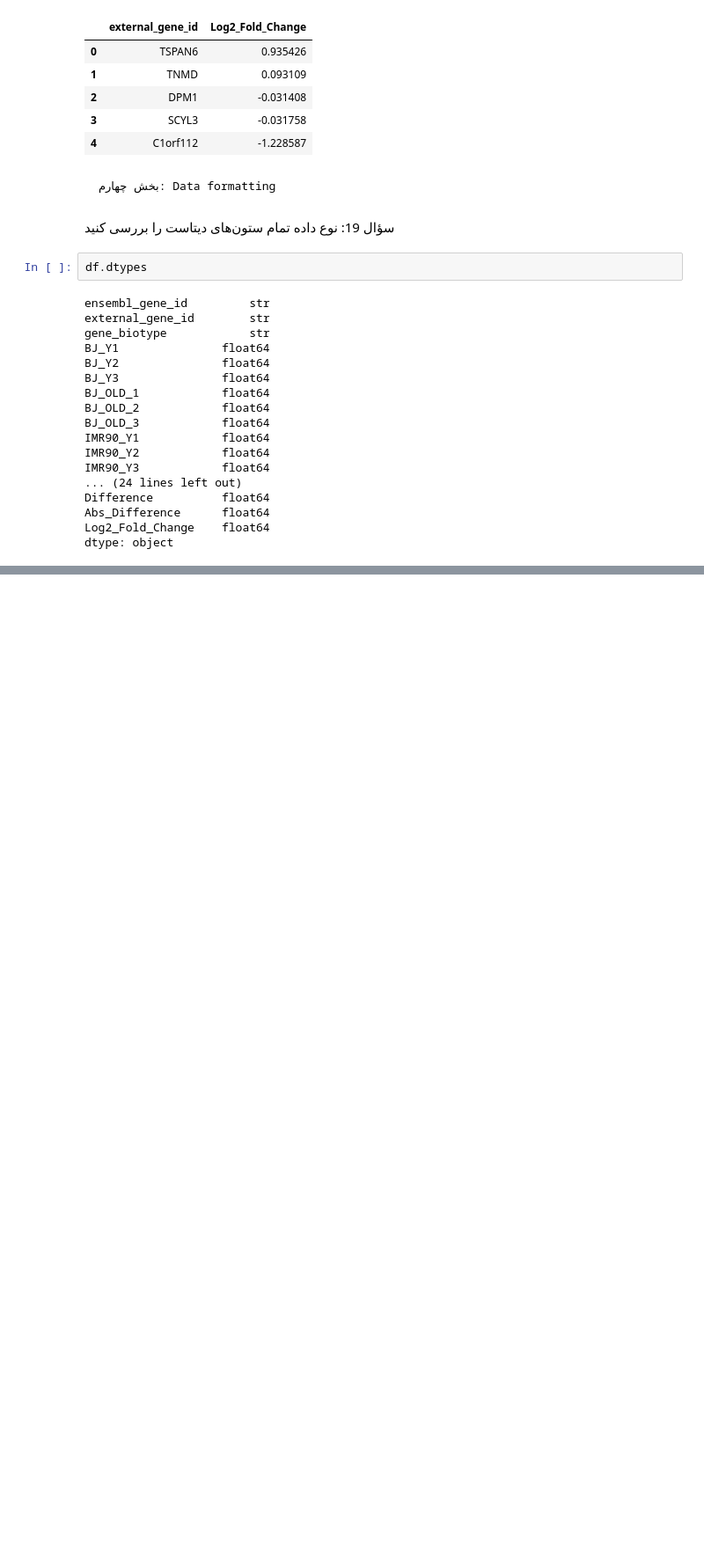
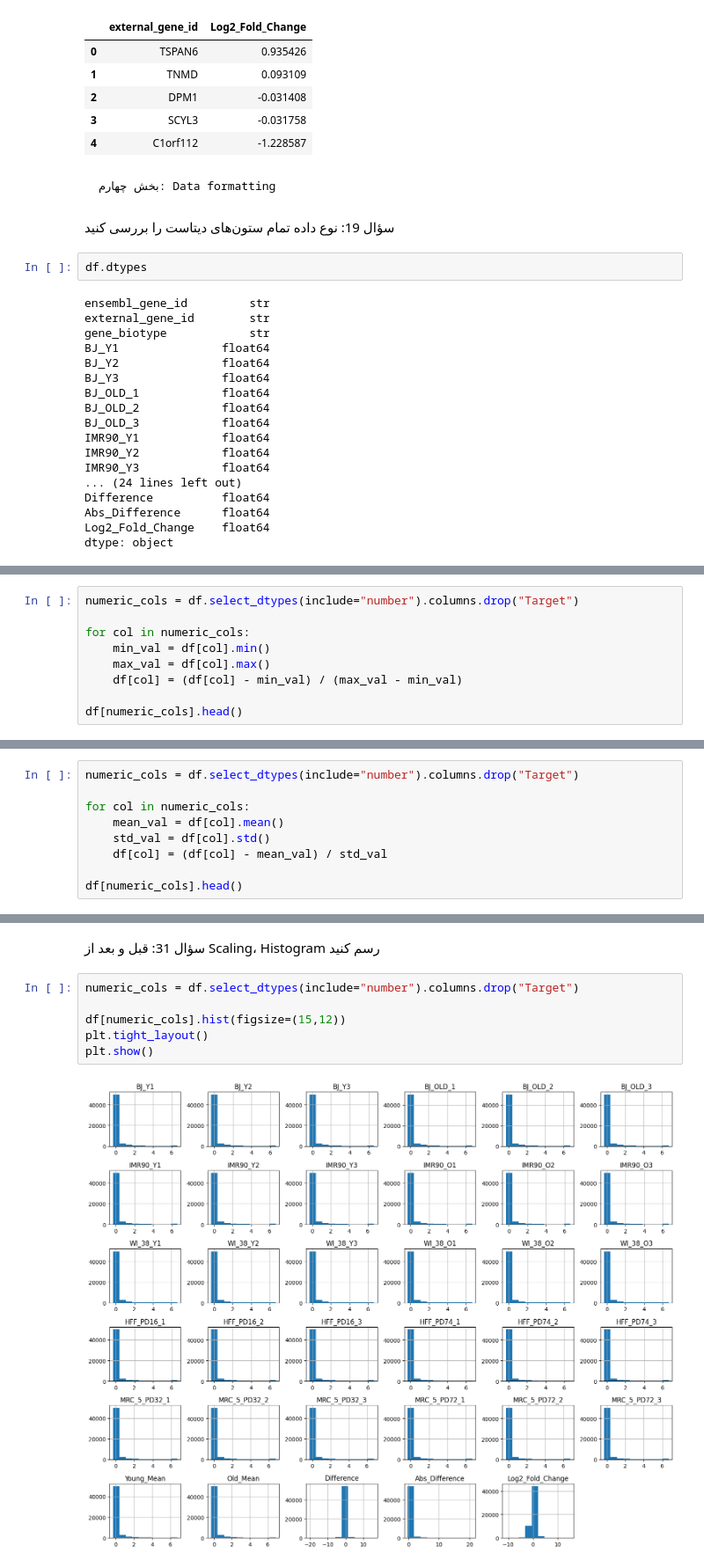
Before and after one commit to kebram60-stack/data-science, a Jupyter notebook: 002_Data Preparation/Untitled.ipynb, the cells around one changed output, grey strips where cells are left out. Shown at 88% size. Drawn from its saved outputs; the diff is of its cells as text; blank space fills up the shorter version.

```diff
--- a/002_Data Preparation/Untitled.ipynb
+++ b/002_Data Preparation/Untitled.ipynb
@@ -1912,0 +2094,9 @@ dtype: object
+# %%
+numeric_cols = df.select_dtypes(include="number").columns.drop("Target")
+
+for col in numeric_cols:
+    min_val = df[col].min()
+    max_val = df[col].max()
+    df[col] = (df[col] - min_val) / (max_val - min_val)
+
+df[numeric_cols].head()
@@ -1912,0 +2113,9 @@ dtype: object
+# %%
+numeric_cols = df.select_dtypes(include="number").columns.drop("Target")
+
+for col in numeric_cols:
+    mean_val = df[col].mean()
+    std_val = df[col].std()
+    df[col] = (df[col] - mean_val) / std_val
+
+df[numeric_cols].head()
@@ -1912,0 +2130,10 @@ dtype: object
+# %% [markdown]
+سؤال 31: قبل و بعد از Scaling، Histogram رسم کنید
+# %%
+numeric_cols = df.select_dtypes(include="number").columns.drop("Target")
+
+df[numeric_cols].hist(figsize=(15,12))
+plt.tight_layout()
+plt.show()
+# %% [output]
+[figure, added]
```
Also changed, not shown: parts of 50 cells of this notebook.
